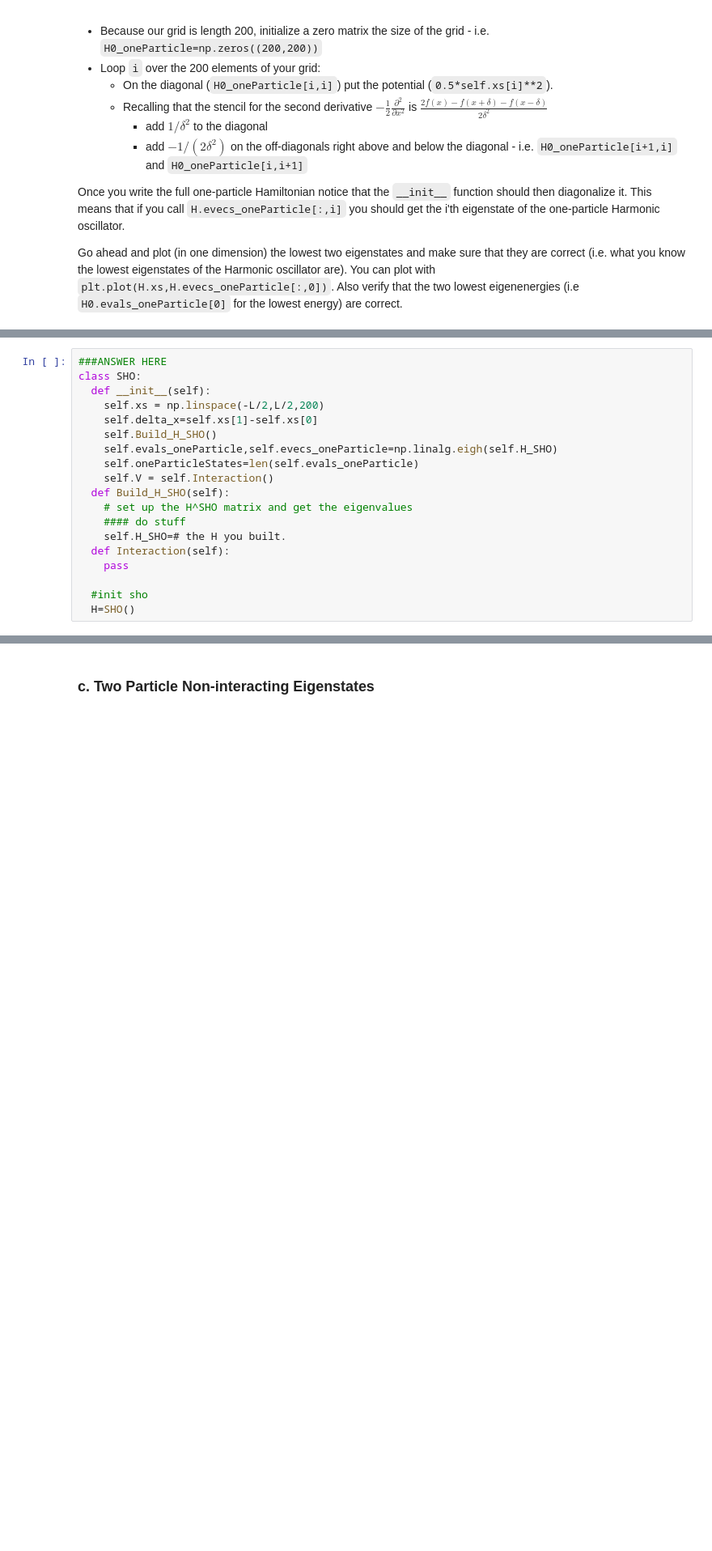
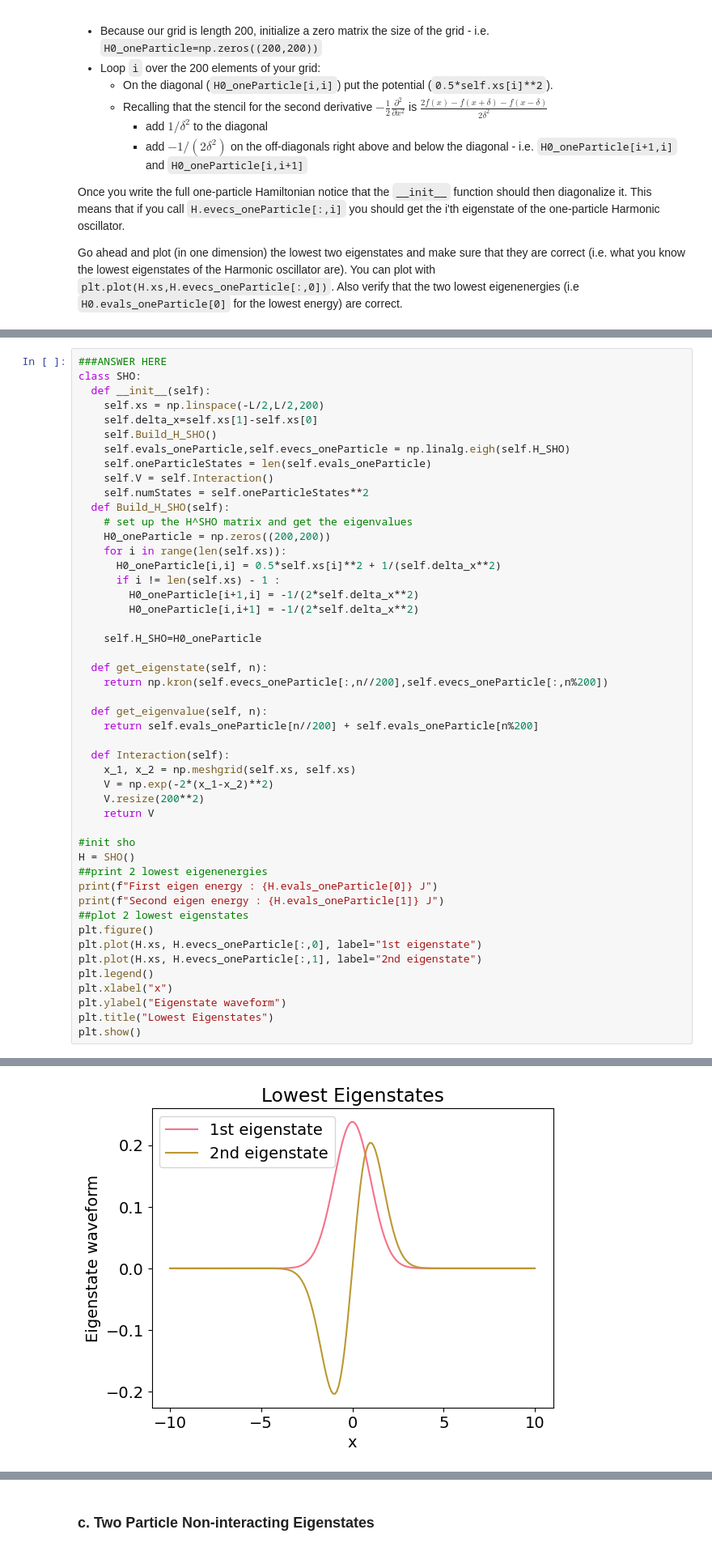
Before and after one commit to mvela31/PHYS487hws, a Jupyter notebook: quantum_mechanics/PerturbationTheory.ipynb, the cells around one changed output, grey strips where cells are left out. Shown at 81% size. Cells and saved outputs as stored; diff of their text form; blank space fills up the shorter version.

```diff
--- a/quantum_mechanics/PerturbationTheory.ipynb
+++ b/quantum_mechanics/PerturbationTheory.ipynb
@@ -237,22 +237,52 @@ Once you write the full one-particle Hamiltonian notice that the `__init__` func
 Go ahead and plot (in one dimension) the lowest two eigenstates and make sure that they are correct (i.e. what you know the lowest eigenstates of the Harmonic oscillator are).  You can plot with `plt.plot(H.xs,H.evecs_oneParticle[:,0])`.  Also verify that the two lowest eigenenergies (i.e `H0.evals_oneParticle[0]` for the lowest energy) are correct.
 # %% [markdown]
 <div><img src="https://clark.physics.illinois.edu/246img/AnsStart.svg" width=200 align=left alt="Answer (start)"></img><br></div>
-# %%
-###ANSWER HERE
-class SHO:
-  def __init__(self):
-    self.xs = np.linspace(-L/2,L/2,200)
-    self.delta_x=self.xs[1]-self.xs[0]
-    self.Build_H_SHO()
-    self.evals_oneParticle,self.evecs_oneParticle=np.linalg.eigh(self.H_SHO)
-    self.oneParticleStates=len(self.evals_oneParticle)
-    self.V = self.Interaction()
-  def Build_H_SHO(self):
-    # set up the H^SHO matrix and get the eigenvalues
-    #### do stuff
-    self.H_SHO=# the H you built.
-  def Interaction(self):
-    pass
-
-  #init sho
-  H=SHO()
+# %%
+###ANSWER HERE
+class SHO:
+  def __init__(self):
+    self.xs = np.linspace(-L/2,L/2,200)
+    self.delta_x=self.xs[1]-self.xs[0]
+    self.Build_H_SHO()
+    self.evals_oneParticle,self.evecs_oneParticle = np.linalg.eigh(self.H_SHO)
+    self.oneParticleStates = len(self.evals_oneParticle)
+    self.V = self.Interaction()
+    self.numStates = self.oneParticleStates**2
+  def Build_H_SHO(self):
+    # set up the H^SHO matrix and get the eigenvalues
+    H0_oneParticle = np.zeros((200,200))
+    for i in range(len(self.xs)):
+      H0_oneParticle[i,i] = 0.5*self.xs[i]**2 + 1/(self.delta_x**2)
+      if i != len(self.xs) - 1 :
+        H0_oneParticle[i+1,i] = -1/(2*self.delta_x**2)
+        H0_oneParticle[i,i+1] = -1/(2*self.delta_x**2)
+
+    self.H_SHO=H0_oneParticle
+
+  def get_eigenstate(self, n):
+    return np.kron(self.evecs_oneParticle[:,n//200],self.evecs_oneParticle[:,n%200])
+
+  def get_eigenvalue(self, n):
+    return self.evals_oneParticle[n//200] + self.evals_oneParticle[n%200]
+
+  def Interaction(self):
+    x_1, x_2 = np.meshgrid(self.xs, self.xs)
+    V = np.exp(-2*(x_1-x_2)**2)
+    V.resize(200**2)
+    return V
+
+#init sho
+H = SHO()
+##print 2 lowest eigenenergies
+print(f"First eigen energy : {H.evals_oneParticle[0]} J")
+print(f"Second eigen energy : {H.evals_oneParticle[1]} J")
+##plot 2 lowest eigenstates
+plt.figure()
+plt.plot(H.xs, H.evecs_oneParticle[:,0], label="1st eigenstate")
+plt.plot(H.xs, H.evecs_oneParticle[:,1], label="2nd eigenstate")
+plt.legend()
+plt.xlabel("x")
+plt.ylabel("Eigenstate waveform")
+plt.title("Lowest Eigenstates")
+plt.show()
+# %% [output]
@@ -259,3 +291,4 @@ class SHO:
+[figure, added]
 # %% [markdown]
 <div><img src="https://clark.physics.illinois.edu/246img/AnsEnd.svg" width=200 align=left alt="Answer (start)"></img><br></div>
 # %% [markdown]
```
Also changed, not shown: parts of 19 cells of this notebook.
